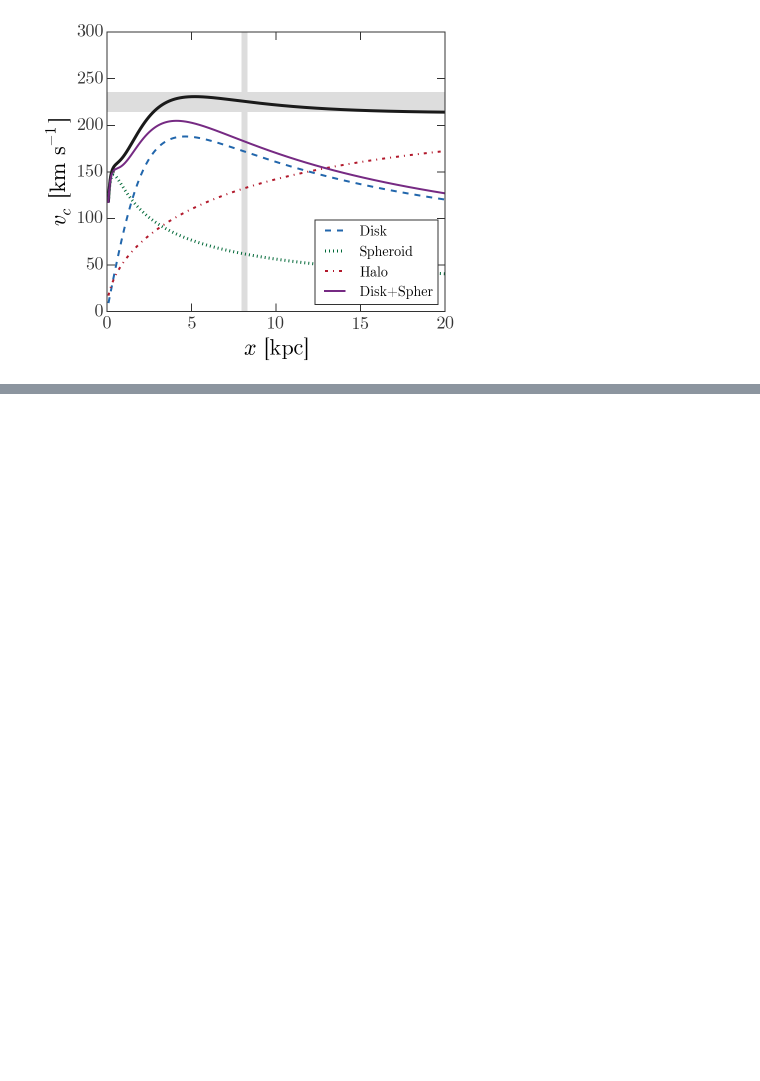
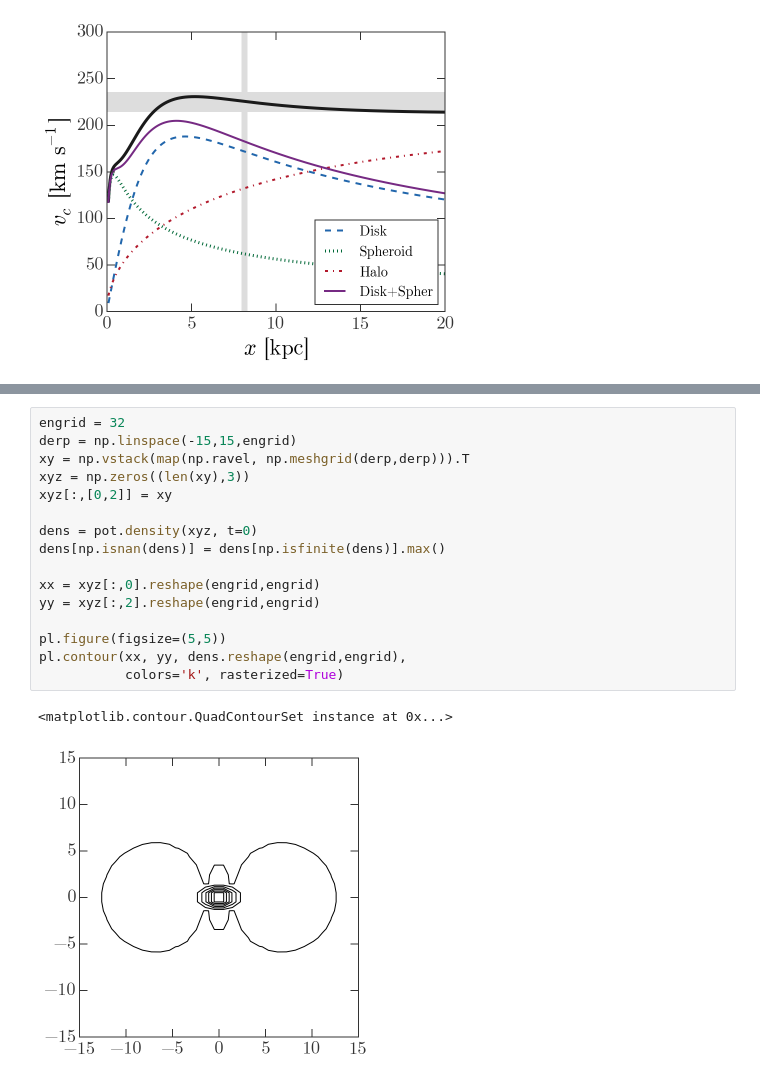
Before and after one commit to adrn/ophiuchus, a Jupyter notebook: notebooks/Figure - potential density rotation curve.ipynb, the cells around one changed output, grey strips where cells are left out. Cells and saved outputs as stored; diff of their text form; blank space fills up the shorter version.

```diff
--- a/notebooks/Figure - potential density rotation curve.ipynb
+++ b/notebooks/Figure - potential density rotation curve.ipynb
@@ -246,0 +284,19 @@ fig.savefig(os.path.join(plotpath, "static-circ-vel.png"), dpi=400)
+# %%
+engrid = 32
+derp = np.linspace(-15,15,engrid)
+xy = np.vstack(map(np.ravel, np.meshgrid(derp,derp))).T
+xyz = np.zeros((len(xy),3))
+xyz[:,[0,2]] = xy
+
+dens = pot.density(xyz, t=0)
+dens[np.isnan(dens)] = dens[np.isfinite(dens)].max()
+
+xx = xyz[:,0].reshape(engrid,engrid)
+yy = xyz[:,2].reshape(engrid,engrid)
+
+pl.figure(figsize=(5,5))
+pl.contour(xx, yy, dens.reshape(engrid,engrid),
+           colors='k', rasterized=True)
+# %% [output]
+<matplotlib.contour.QuadContourSet instance at 0x...>
+[figure, added]
```
Also changed, not shown: parts of 9 cells of this notebook.
